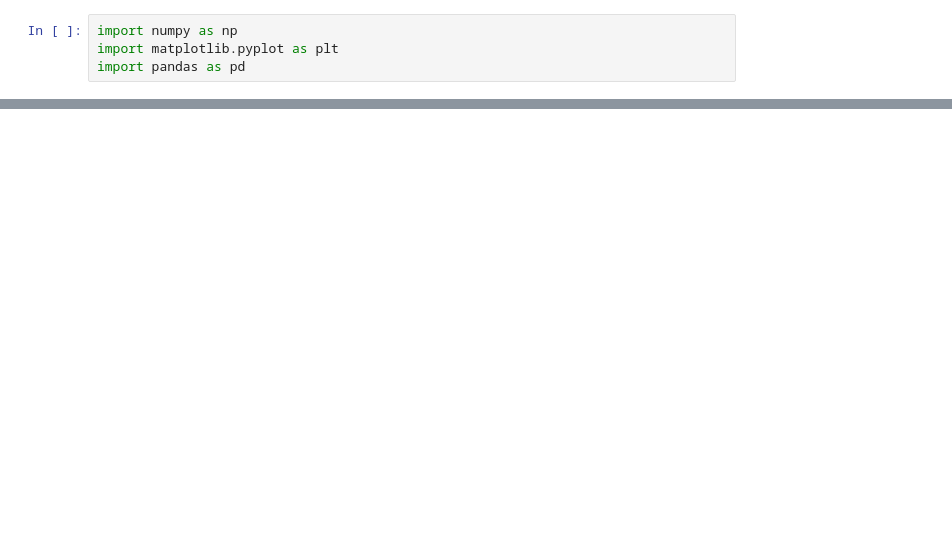
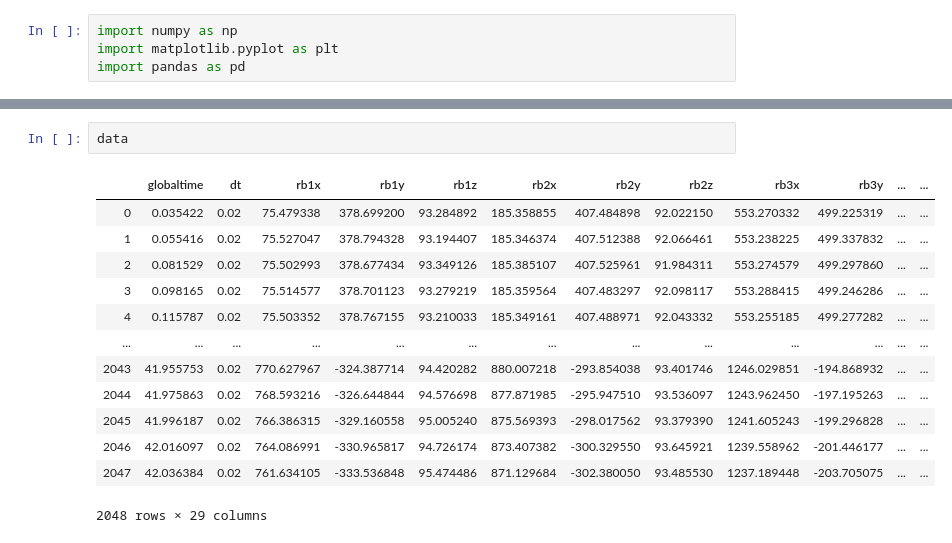
Before and after one commit to dyerbm/OmniWheel, a Jupyter notebook: 3WD-Omniwheel/VICON Data/Data_Processing.ipynb, the cells around one changed output, grey strips where cells are left out. Saved outputs shown, nothing was run; the diff lists cells and outputs as text; blank space fills up the shorter version.

```diff
--- a/3WD-Omniwheel/VICON Data/Data_Processing.ipynb
+++ b/3WD-Omniwheel/VICON Data/Data_Processing.ipynb
@@ -67,0 +121,16 @@ plt.show()
+# %%
+data
+# %% [output]
+|  | globaltime | dt | rb1x | rb1y | rb1z | rb2x | rb2y | rb2z | rb3x | rb3y | ... | ... |
+| 0 | 0.035422 | 0.02 | 75.479338 | 378.699200 | 93.284892 | 185.358855 | 407.484898 | 92.022150 | 553.270332 | 499.225319 | ... | ... |
+| 1 | 0.055416 | 0.02 | 75.527047 | 378.794328 | 93.194407 | 185.346374 | 407.512388 | 92.066461 | 553.238225 | 499.337832 | ... | ... |
+| 2 | 0.081529 | 0.02 | 75.502993 | 378.677434 | 93.349126 | 185.385107 | 407.525961 | 91.984311 | 553.274579 | 499.297860 | ... | ... |
+| 3 | 0.098165 | 0.02 | 75.514577 | 378.701123 | 93.279219 | 185.359564 | 407.483297 | 92.098117 | 553.288415 | 499.246286 | ... | ... |
+| 4 | 0.115787 | 0.02 | 75.503352 | 378.767155 | 93.210033 | 185.349161 | 407.488971 | 92.043332 | 553.255185 | 499.277282 | ... | ... |
+| ... | ... | ... | ... | ... | ... | ... | ... | ... | ... | ... | ... | ... |
+| 2043 | 41.955753 | 0.02 | 770.627967 | -324.387714 | 94.420282 | 880.007218 | -293.854038 | 93.401746 | 1246.029851 | -194.868932 | ... | ... |
+| 2044 | 41.975863 | 0.02 | 768.593216 | -326.644844 | 94.576698 | 877.871985 | -295.947510 | 93.536097 | 1243.962450 | -197.195263 | ... | ... |
+| 2045 | 41.996187 | 0.02 | 766.386315 | -329.160558 | 95.005240 | 875.569393 | -298.017562 | 93.379390 | 1241.605243 | -199.296828 | ... | ... |
+| 2046 | 42.016097 | 0.02 | 764.086991 | -330.965817 | 94.726174 | 873.407382 | -300.329550 | 93.645921 | 1239.558962 | -201.446177 | ... | ... |
+| 2047 | 42.036384 | 0.02 | 761.634105 | -333.536848 | 95.474486 | 871.129684 | -302.380050 | 93.485530 | 1237.189448 | -203.705075 | ... | ... |
+2048 rows × 29 columns
```
Also changed, not shown: parts of 8 cells of this notebook.
